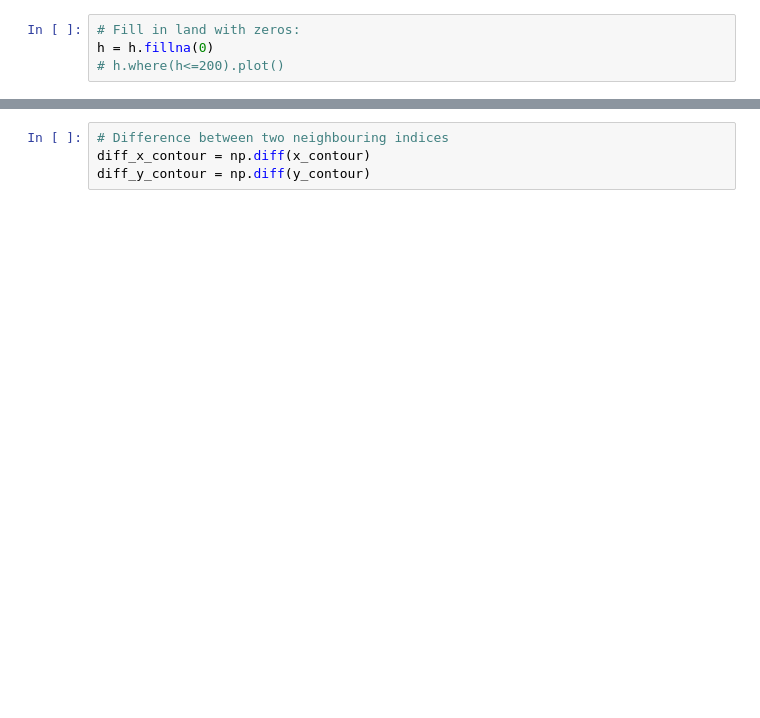
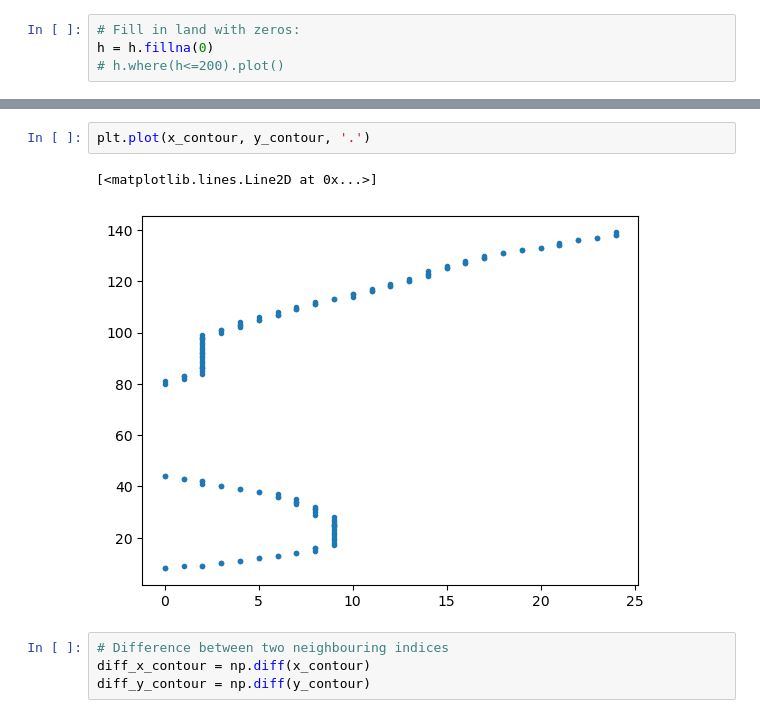
Before and after one commit to fncsobral/waom_notebook, a Jupyter notebook: OHB_shelf/Cross-1500m/testing.ipynb, the cells around one changed output, grey strips where cells are left out. Cells and saved outputs as stored; diff of their text form; blank space fills up the shorter version.

```diff
--- a/OHB_shelf/Cross-1500m/testing.ipynb
+++ b/OHB_shelf/Cross-1500m/testing.ipynb
@@ -83,3 +81,8 @@ for collection in sc.collections:
+# %%
+plt.plot(x_contour, y_contour, '.')
+# %% [output]
+[<matplotlib.lines.Line2D at 0x...>]
+[figure, added]
 # %%
 # Difference between two neighbouring indices
 diff_x_contour = np.diff(x_contour)
```
Also changed, not shown: parts of 38 cells of this notebook.
